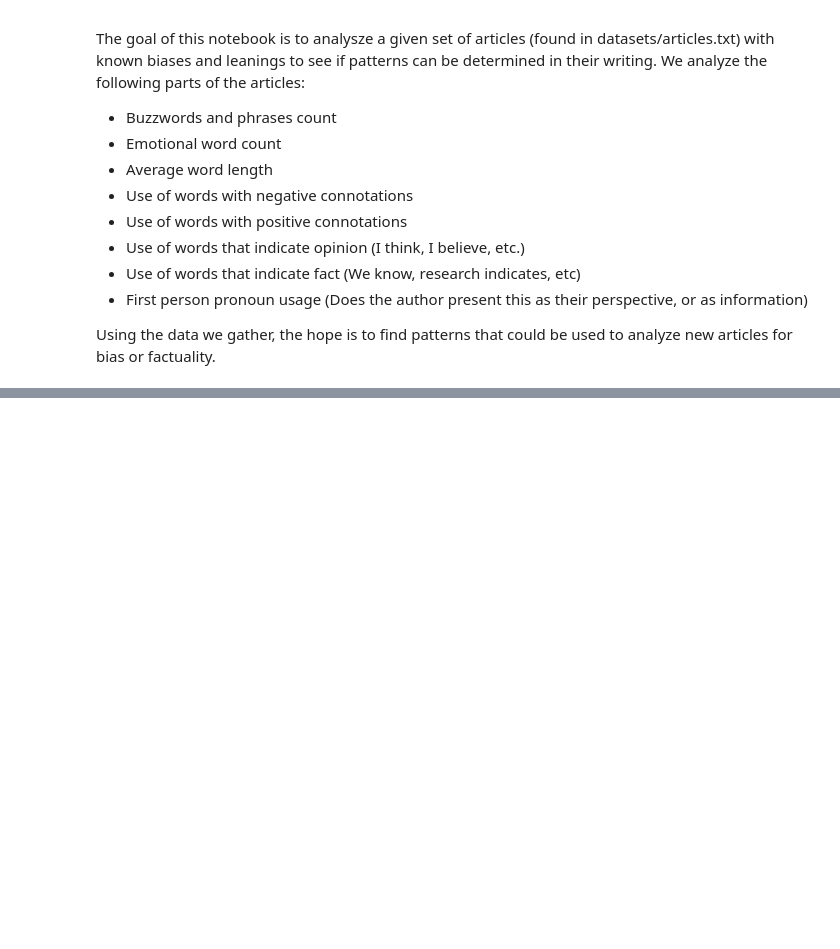
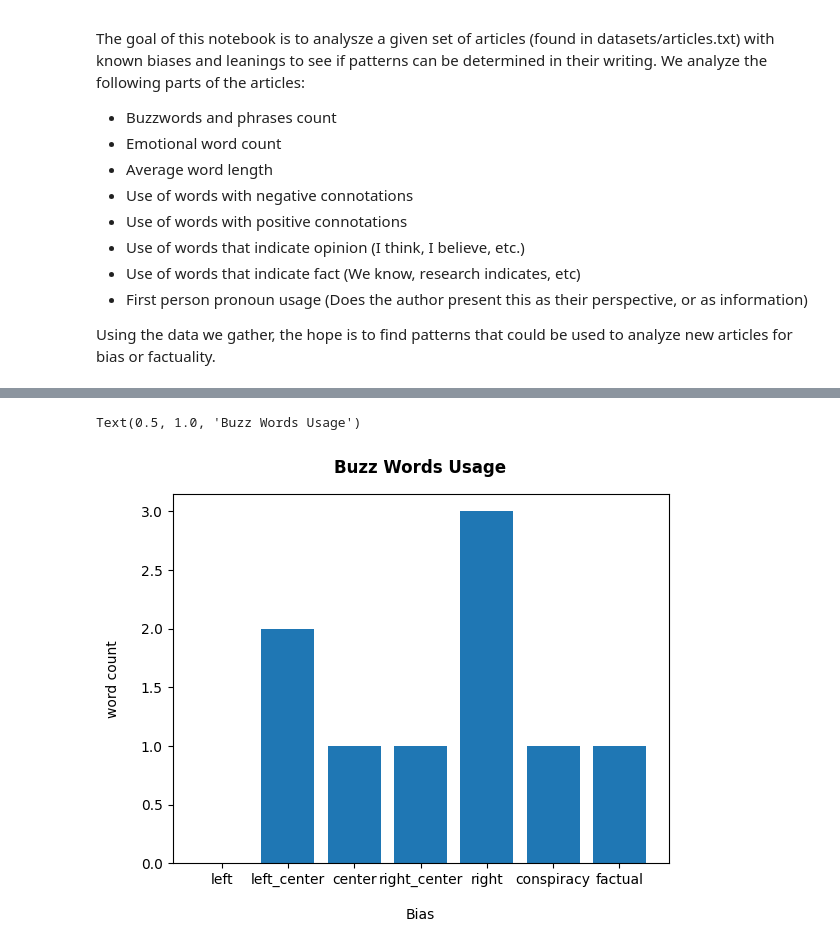
Before and after one commit to fdac20/NewsBias, a Jupyter notebook: newsBias.ipynb, the cells around one changed output, grey strips where cells are left out. Saved outputs shown, nothing was run; the diff lists cells and outputs as text; code cells hidden in the pictures; blank space fills up the shorter version.

Commit message:
graphs added

```diff
--- a/newsBias.ipynb
+++ b/newsBias.ipynb
@@ -118,0 +173,9 @@ for article in articles:
+# %%
+#store results for each bias
+left = storeResults(left,"Left")
+leftCenter = storeResults(leftCenter,"Left-Center")
+center = storeResults(center,"Center")
+rightCenter = storeResults(rightCenter,"Right-Center")
+right = storeResults(right,"Right")
+conspiracy= storeResults(conspiracy,"Conspiracy")
+factual = storeResults(factual,"Factual")
@@ -118,0 +198,17 @@ for article in articles:
+# %%
+#Buzz Words
+import matplotlib.pyplot as plt; plt.rcdefaults()
+import numpy as np
+
+objects = ('left', 'left_center', 'center', 'right_center', 'right', 'conspiracy' , 'factual')
+y_pos = np.arange(len(objects))
+performance = [left[0], leftCenter[0], center[0], rightCenter[0], right[0], conspiracy[0], factual[0]]
+
+plt.bar(y_pos, performance, align='center')
+plt.xticks(y_pos, objects)
+plt.ylabel('word count', labelpad=15)
+plt.xlabel('Bias', labelpad=15)
+plt.title('Buzz Words Usage', pad=15, weight = 'bold')
+# %% [output]
+Text(0.5, 1.0, 'Buzz Words Usage')
+[figure, added]
```
Also changed, not shown: parts of 10 cells of this notebook.
